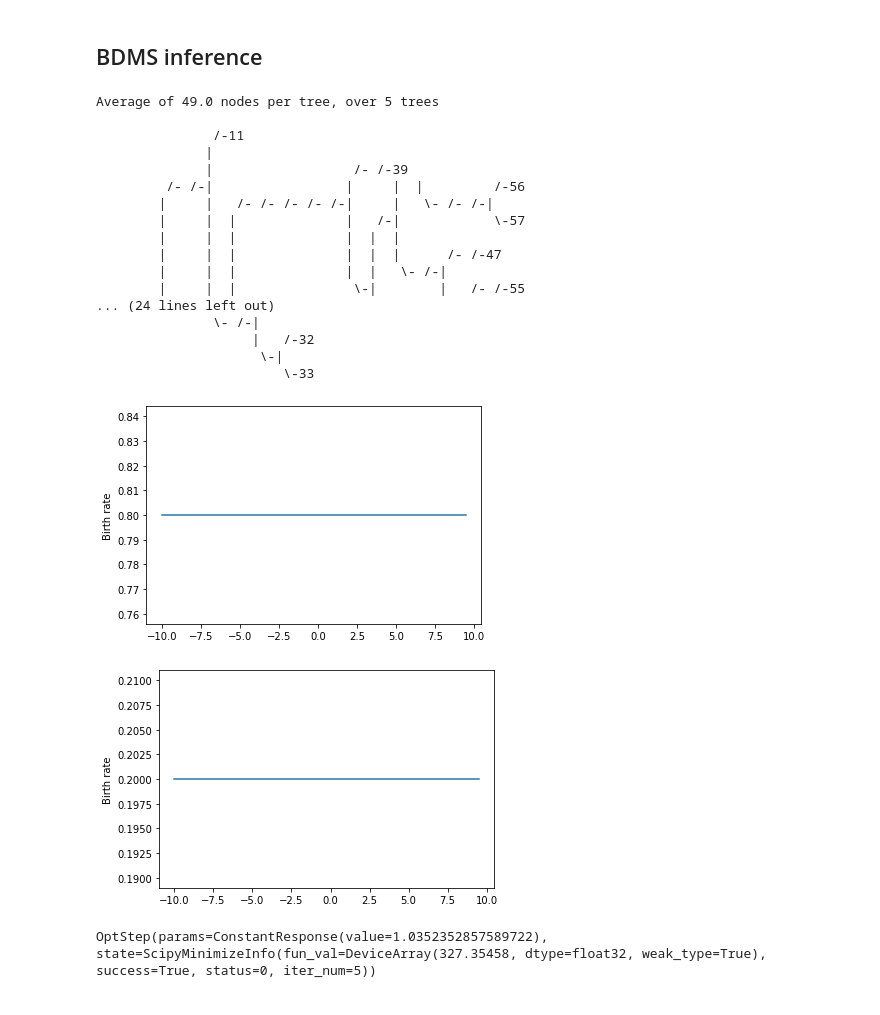
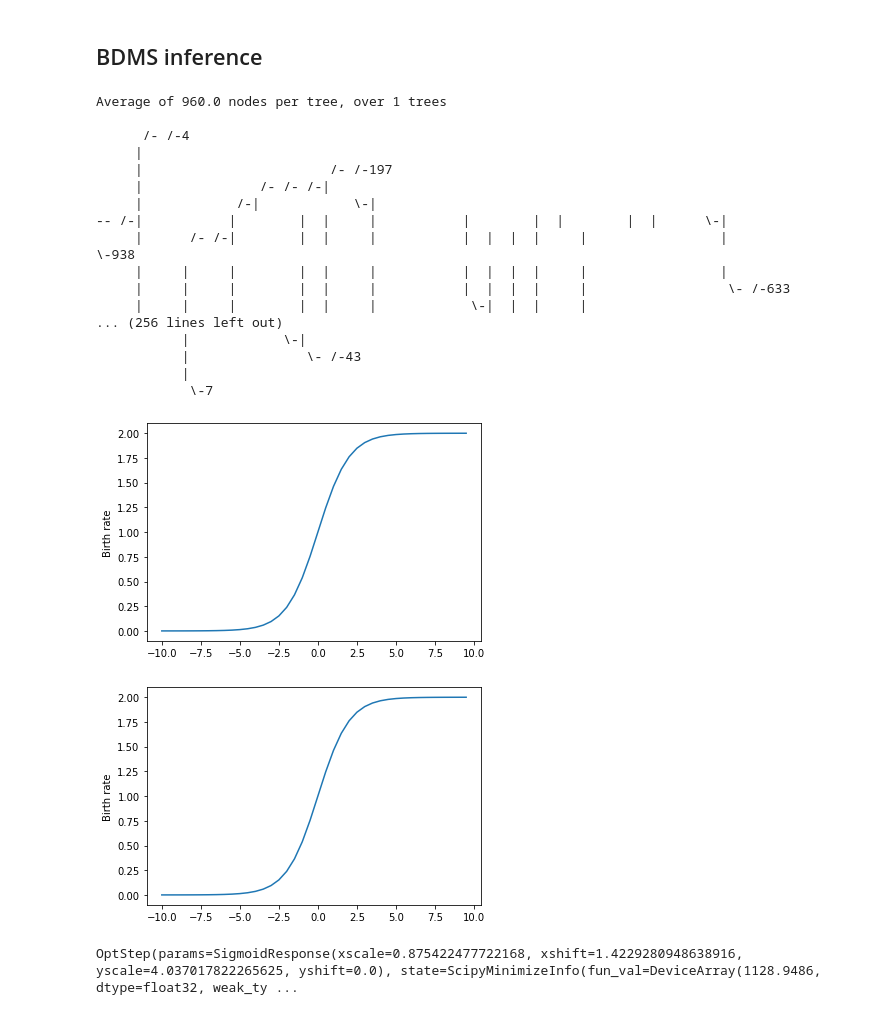
Before and after one commit to matsengrp/gcdyn, a Jupyter notebook: notebooks/jax-demo.ipynb, the cells around one changed output. Saved outputs shown, nothing was run; the diff lists cells and outputs as text; code cells hidden in the pictures.

```diff
--- a/notebooks/jax-demo.ipynb
+++ b/notebooks/jax-demo.ipynb
@@ -94,8 +94,8 @@ mutator = mutators.GaussianMutator(-1, 1)
 # %%
 responses.init_numpy(False) # jax numpy breaks evolve for some reason
 
-trees = evolve_trees(5,
-    t = 5,
+trees = evolve_trees(1,
+    t = 9,
     birth_rate = birth_rate,
     death_rate = death_rate,
     mutation_rate = mutation_rate,
@@ -109,24 +109,24 @@ for tree in trees:
 print(trees[0])
 plot_response(birth_rate)
 # %% [output]
-Average of 49.0 nodes per tree, over 5 trees
+Average of 960.0 nodes per tree, over 1 trees
 
-               /-11
-              |
-              |                  /- /-39
-         /- /-|                 |     |  |         /-56
-        |     |   /- /- /- /- /-|     |   \- /- /-|
-        |     |  |              |   /-|            \-57
-        |     |  |              |  |  |
-        |     |  |              |  |  |      /- /-47
-        |     |  |              |  |   \- /-|
-        |     |  |               \-|        |   /- /-55
-... (24 lines left out)
-               \- /-|
-                    |   /-32
-                     \-|
-                        \-33
+      /- /-4
+     |
+     |                        /- /-197
+     |               /- /- /-|
+     |            /-|            \-|
+-- /-|           |        |  |     |           |        |  |        |  |      \-|
+     |      /- /-|        |  |     |           |  |  |  |     |                 |            \-938
+     |     |     |        |  |     |           |  |  |  |     |                 |
+     |     |     |        |  |     |           |  |  |  |     |                  \- /-633
+     |     |     |        |  |     |            \-|  |  |     |
+... (256 lines left out)
+           |            \-|
+           |               \- /-43
+           |
+            \-7
-[figure, old version]
+[figure, new version]
 # %%
 responses.init_numpy(True)
 mod = model.BdmsModel(
@@ -137,16 +137,16 @@ mod = model.BdmsModel(
     sampling_probability = sampling_probability
 )
 # %%
-initial_birth_rate = responses.ConstantResponse(0.2)
+initial_birth_rate = responses.SigmoidResponse(1., 0., 2., 0.)
 plot_response(initial_birth_rate)
 # %% [output]
-[figure, old version]
+[figure, new version]
 # %%
-result = mod.fit(init_value=initial_birth_rate, lower_bounds=-np.inf, upper_bounds=np.inf)
+result = mod.fit(init_value=initial_birth_rate)
 
 result
 # %% [output]
-OptStep(params=ConstantResponse(value=1.0352352857589722), state=ScipyMinimizeInfo(fun_val=DeviceArray(327.35458, dtype=float32, weak_type=True), success=True, status=0, iter_num=5))
+OptStep(params=SigmoidResponse(xscale=0.875422477722168, xshift=1.4229280948638916, yscale=4.037017822265625, yshift=0.0), state=ScipyMinimizeInfo(fun_val=DeviceArray(1128.9486, dtype=float32, weak_ty ...
 # %%
 plot_response(result.params)
 # %% [output]
```
Also changed, not shown: parts of 5 cells of this notebook.
